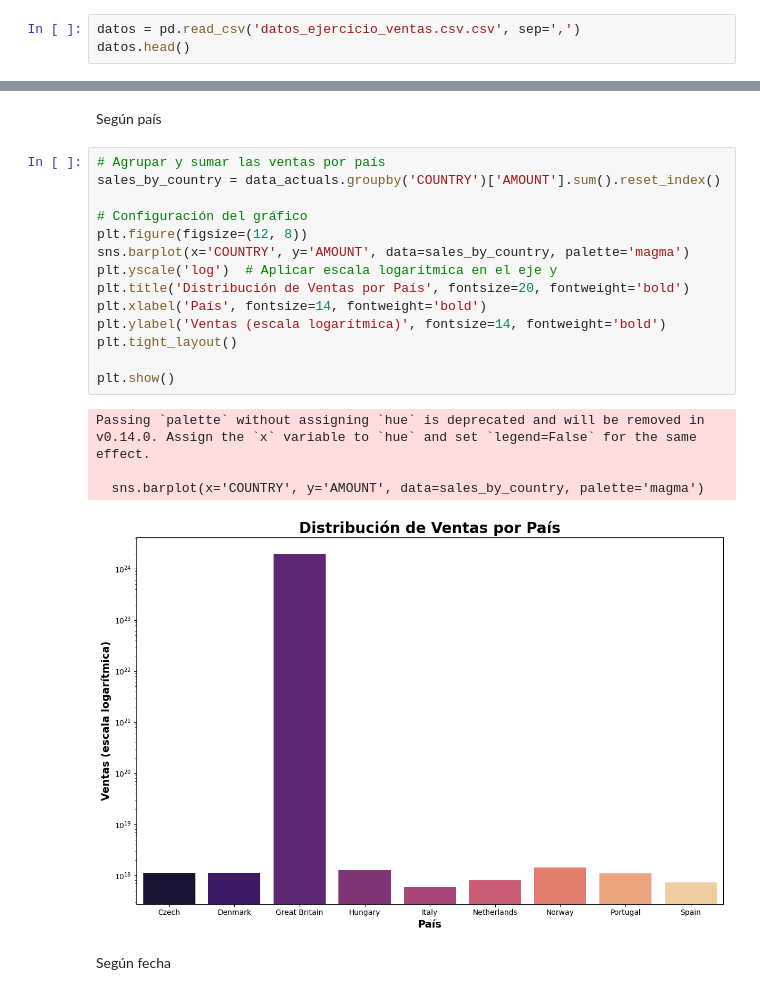
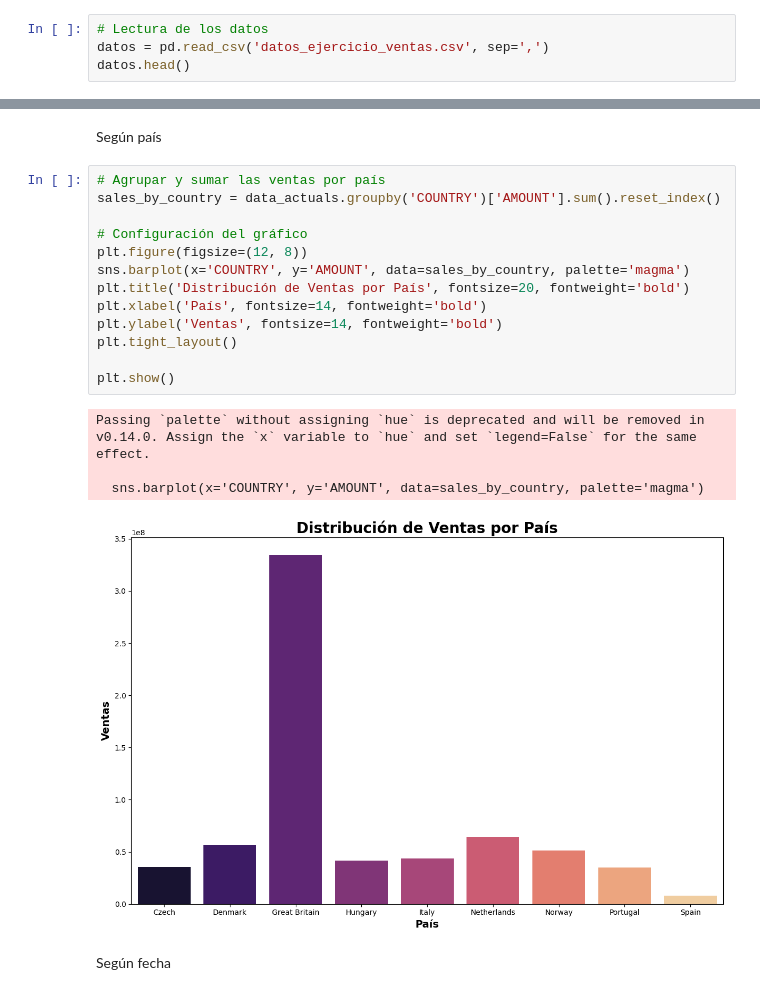
Before and after one commit to carlalopezz/UFV-visualizacion, a Jupyter notebook: Ejercicios_clase/P1_VD_LopezUtrilla_Carla.ipynb, the cells around one changed output, grey strips where cells are left out. Cells and saved outputs as stored; diff of their text form.

```diff
--- a/Ejercicios_clase/P1_VD_LopezUtrilla_Carla.ipynb
+++ b/Ejercicios_clase/P1_VD_LopezUtrilla_Carla.ipynb
@@ -25,5 +21,6 @@ Successfully installed plotly_express-0.4.1
 # %%
-datos = pd.read_csv('datos_ejercicio_ventas.csv.csv', sep=',')
+# Lectura de los datos
+datos = pd.read_csv('datos_ejercicio_ventas.csv', sep=',')
 datos.head()
 # %% [output]
 |  | COUNTRY | SUBBRAND | YEAR | MONTH | SCENARIO | FORECAST | FORECAST_YEAR | AMOUNT |
@@ -161,22 +160,21 @@ Según país
 # %%
 # Agrupar y sumar las ventas por país
 sales_by_country = data_actuals.groupby('COUNTRY')['AMOUNT'].sum().reset_index()
 
 # Configuración del gráfico
 plt.figure(figsize=(12, 8))
 sns.barplot(x='COUNTRY', y='AMOUNT', data=sales_by_country, palette='magma')
-plt.yscale('log')  # Aplicar escala logarítmica en el eje y
 plt.title('Distribución de Ventas por País', fontsize=20, fontweight='bold')
 plt.xlabel('País', fontsize=14, fontweight='bold')
-plt.ylabel('Ventas (escala logarítmica)', fontsize=14, fontweight='bold')
+plt.ylabel('Ventas', fontsize=14, fontweight='bold')
 plt.tight_layout()
 
 plt.show()
 # %% [output]
 Passing `palette` without assigning `hue` is deprecated and will be removed in v0.14.0. Assign the `x` variable to `hue` and set `legend=False` for the same effect.
 
   sns.barplot(x='COUNTRY', y='AMOUNT', data=sales_by_country, palette='magma')
-[figure, old version]
+[figure, new version]
 # %% [markdown]
 Según fecha
 # %%
```
Also changed, not shown: parts of 13 cells of this notebook.
